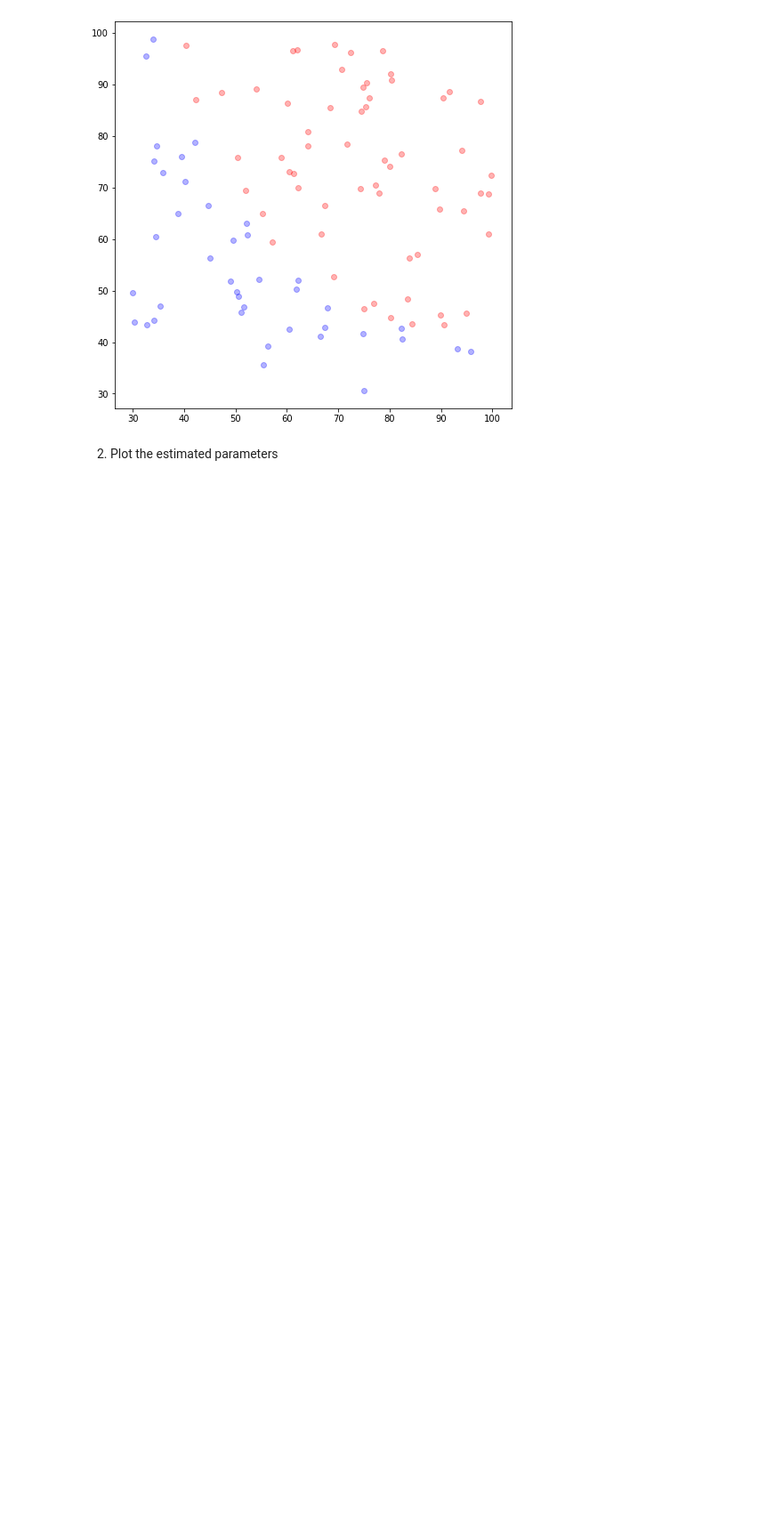
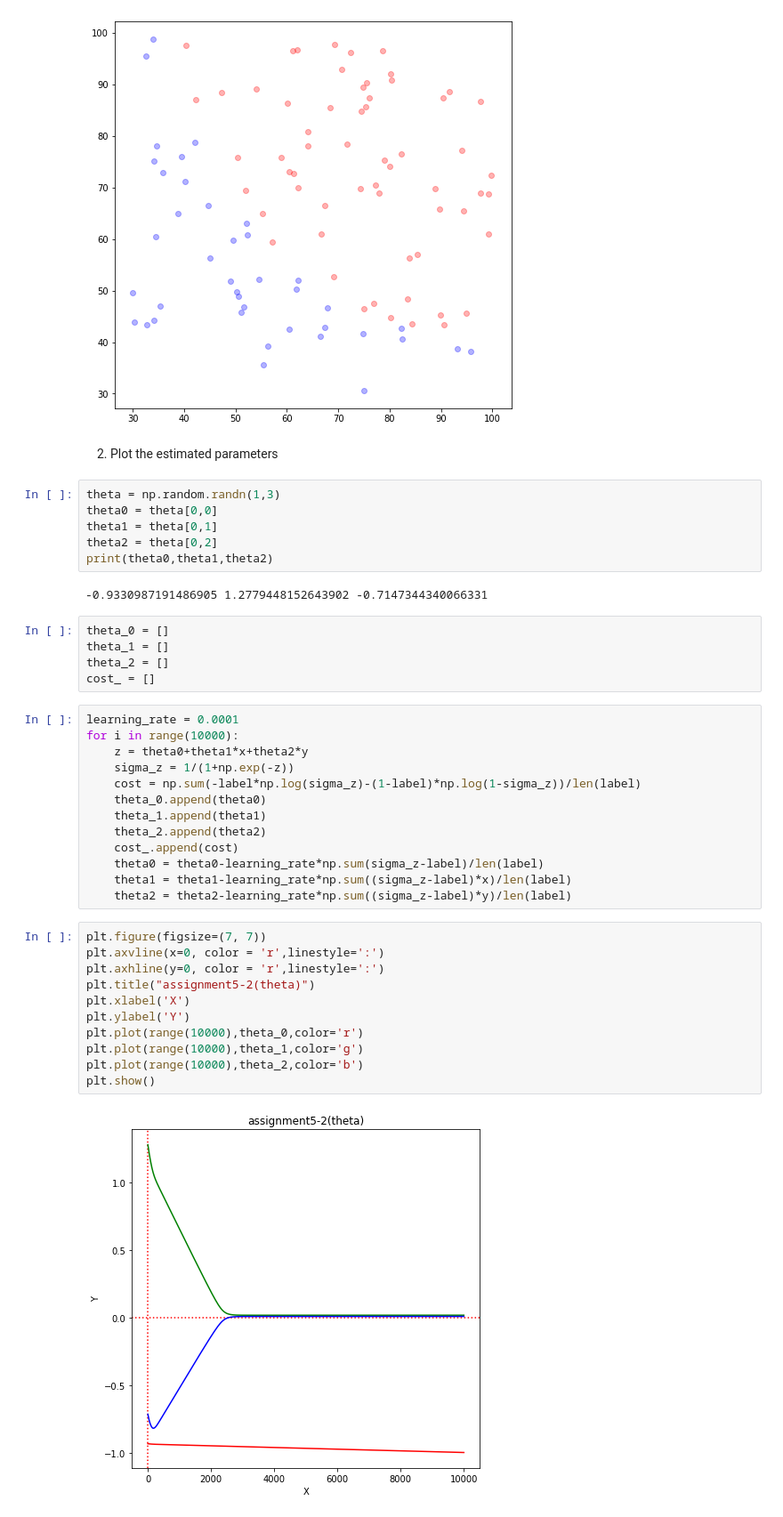
Before and after one commit to ChanWoongJeon/machinelearning, a Jupyter notebook: assignment5.ipynb, the cells around one changed output. Shown at 89% size. Cells and saved outputs as stored; diff of their text form; blank space fills up the shorter version.

Commit message:
2. Plot the estimated parameters

```diff
--- a/assignment5.ipynb
+++ b/assignment5.ipynb
@@ -26,3 +26,42 @@ plt.show()
 [figure]
 # %% [markdown]
 2. Plot the estimated parameters
+# %%
+theta = np.random.randn(1,3)
+theta0 = theta[0,0]
+theta1 = theta[0,1]
+theta2 = theta[0,2]
+print(theta0,theta1,theta2)
+# %% [output]
+-0.9330987191486905 1.2779448152643902 -0.7147344340066331
+# %%
+theta_0 = []
+theta_1 = []
+theta_2 = []
+cost_ = []
+# %%
+learning_rate = 0.0001
+for i in range(10000):
+    z = theta0+theta1*x+theta2*y
+    sigma_z = 1/(1+np.exp(-z))
+    cost = np.sum(-label*np.log(sigma_z)-(1-label)*np.log(1-sigma_z))/len(label)
+    theta_0.append(theta0)
+    theta_1.append(theta1)
+    theta_2.append(theta2)
+    cost_.append(cost)
+    theta0 = theta0-learning_rate*np.sum(sigma_z-label)/len(label)
+    theta1 = theta1-learning_rate*np.sum((sigma_z-label)*x)/len(label)
+    theta2 = theta2-learning_rate*np.sum((sigma_z-label)*y)/len(label)
+# %%
+plt.figure(figsize=(7, 7))
+plt.axvline(x=0, color = 'r',linestyle=':')
+plt.axhline(y=0, color = 'r',linestyle=':')
+plt.title("assignment5-2(theta)")
+plt.xlabel('X')
+plt.ylabel('Y')
+plt.plot(range(10000),theta_0,color='r')
+plt.plot(range(10000),theta_1,color='g')
+plt.plot(range(10000),theta_2,color='b')
+plt.show()
+# %% [output]
+[figure, added]
```
Also changed, not shown: parts of 2 cells of this notebook.
